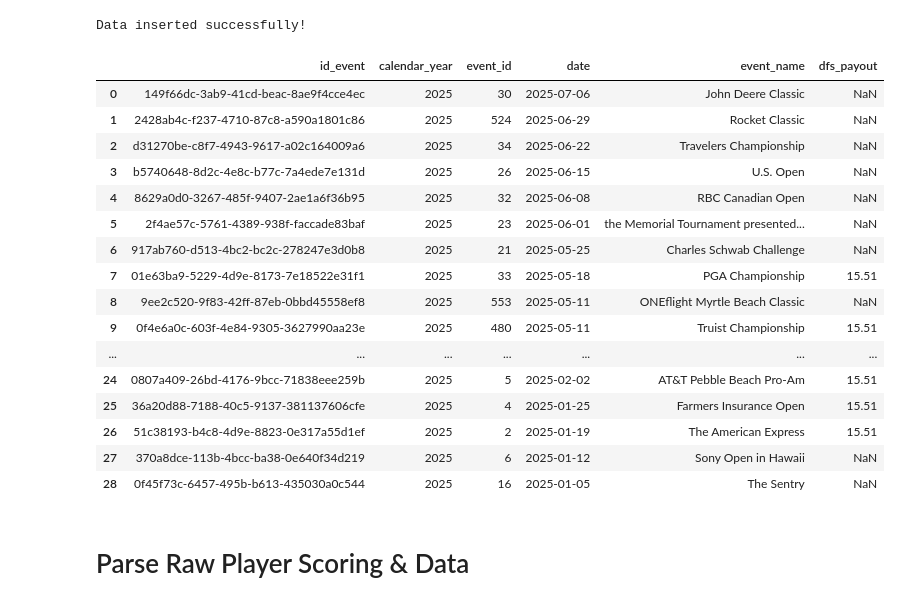
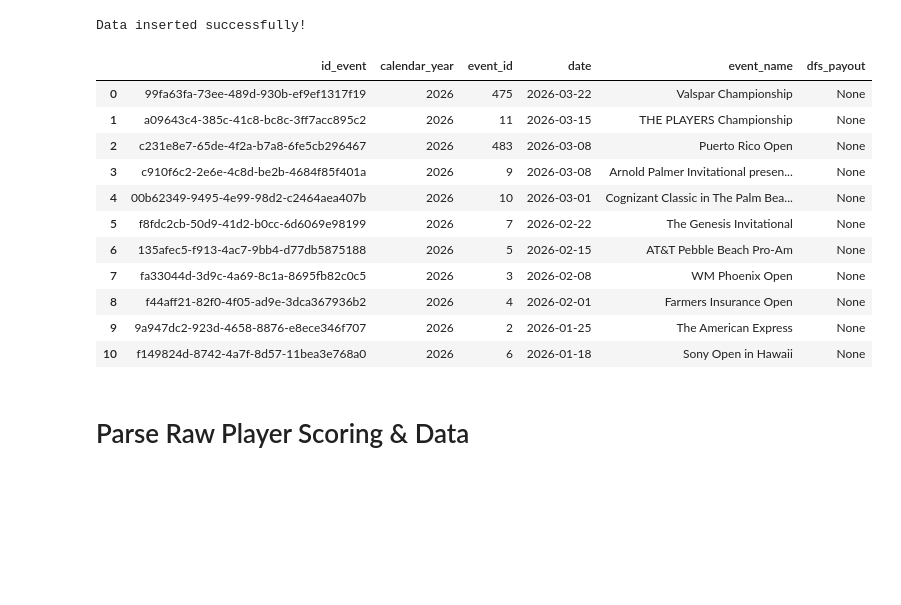
Before and after one commit to tuskancj/pga_fantasy_league, a Jupyter notebook: lambda_builder.ipynb, the cells around one changed output. Saved outputs shown, nothing was run; the diff lists cells and outputs as text; code cells hidden in the pictures; blank space fills up the shorter version.

```diff
--- a/lambda_builder.ipynb
+++ b/lambda_builder.ipynb
@@ -229,25 +230,20 @@ if(len(missing_events['event_id'])>0):
 # %% [output]
 Data inserted successfully!
 # %%
-pd.read_sql("""select * from event where calendar_year = 2025 order by date desc""", con=db_URI)
+pd.read_sql(f"""select * from event where calendar_year = {current_year} order by date desc""", con=db_URI)
 # %% [output]
 |  | id_event | calendar_year | event_id | date | event_name | dfs_payout |
-| 0 | 149f66dc-3ab9-41cd-beac-8ae9f4cce4ec | 2025 | 30 | 2025-07-06 | John Deere Classic | NaN |
-| 1 | 2428ab4c-f237-4710-87c8-a590a1801c86 | 2025 | 524 | 2025-06-29 | Rocket Classic | NaN |
-| 2 | d31270be-c8f7-4943-9617-a02c164009a6 | 2025 | 34 | 2025-06-22 | Travelers Championship | NaN |
-| 3 | b5740648-8d2c-4e8c-b77c-7a4ede7e131d | 2025 | 26 | 2025-06-15 | U.S. Open | NaN |
-| 4 | 8629a0d0-3267-485f-9407-2ae1a6f36b95 | 2025 | 32 | 2025-06-08 | RBC Canadian Open | NaN |
-| 5 | 2f4ae57c-5761-4389-938f-faccade83baf | 2025 | 23 | 2025-06-01 | the Memorial Tournament presented... | NaN |
-| 6 | 917ab760-d513-4bc2-bc2c-278247e3d0b8 | 2025 | 21 | 2025-05-25 | Charles Schwab Challenge | NaN |
-| 7 | 01e63ba9-5229-4d9e-8173-7e18522e31f1 | 2025 | 33 | 2025-05-18 | PGA Championship | 15.51 |
-| 8 | 9ee2c520-9f83-42ff-87eb-0bbd45558ef8 | 2025 | 553 | 2025-05-11 | ONEflight Myrtle Beach Classic | NaN |
-| 9 | 0f4e6a0c-603f-4e84-9305-3627990aa23e | 2025 | 480 | 2025-05-11 | Truist Championship | 15.51 |
-| ... | ... | ... | ... | ... | ... | ... |
-| 24 | 0807a409-26bd-4176-9bcc-71838eee259b | 2025 | 5 | 2025-02-02 | AT&T Pebble Beach Pro-Am | 15.51 |
-| 25 | 36a20d88-7188-40c5-9137-381137606cfe | 2025 | 4 | 2025-01-25 | Farmers Insurance Open | 15.51 |
-| 26 | 51c38193-b4c8-4d9e-8823-0e317a55d1ef | 2025 | 2 | 2025-01-19 | The American Express | 15.51 |
-| 27 | 370a8dce-113b-4bcc-ba38-0e640f34d219 | 2025 | 6 | 2025-01-12 | Sony Open in Hawaii | NaN |
-| 28 | 0f45f73c-6457-495b-b613-435030a0c544 | 2025 | 16 | 2025-01-05 | The Sentry | NaN |
+| 0 | 99fa63fa-73ee-489d-930b-ef9ef1317f19 | 2026 | 475 | 2026-03-22 | Valspar Championship | None |
+| 1 | a09643c4-385c-41c8-bc8c-3ff7acc895c2 | 2026 | 11 | 2026-03-15 | THE PLAYERS Championship | None |
+| 2 | c231e8e7-65de-4f2a-b7a8-6fe5cb296467 | 2026 | 483 | 2026-03-08 | Puerto Rico Open | None |
+| 3 | c910f6c2-2e6e-4c8d-be2b-4684f85f401a | 2026 | 9 | 2026-03-08 | Arnold Palmer Invitational presen... | None |
+| 4 | 00b62349-9495-4e99-98d2-c2464aea407b | 2026 | 10 | 2026-03-01 | Cognizant Classic in The Palm Bea... | None |
+| 5 | f8fdc2cb-50d9-41d2-b0cc-6d6069e98199 | 2026 | 7 | 2026-02-22 | The Genesis Invitational | None |
+| 6 | 135afec5-f913-4ac7-9bb4-d77db5875188 | 2026 | 5 | 2026-02-15 | AT&T Pebble Beach Pro-Am | None |
+| 7 | fa33044d-3d9c-4a69-8c1a-8695fb82c0c5 | 2026 | 3 | 2026-02-08 | WM Phoenix Open | None |
+| 8 | f44aff21-82f0-4f05-ad9e-3dca367936b2 | 2026 | 4 | 2026-02-01 | Farmers Insurance Open | None |
+| 9 | 9a947dc2-923d-4658-8876-e8ece346f707 | 2026 | 2 | 2026-01-25 | The American Express | None |
+| 10 | f149824d-8742-4a7f-8d57-11bea3e768a0 | 2026 | 6 | 2026-01-18 | Sony Open in Hawaii | None |
 # %% [markdown]
 # Parse Raw Player Scoring & Data
 # %%
```
Also changed, not shown: parts of 9 cells of this notebook, 14 other files.
